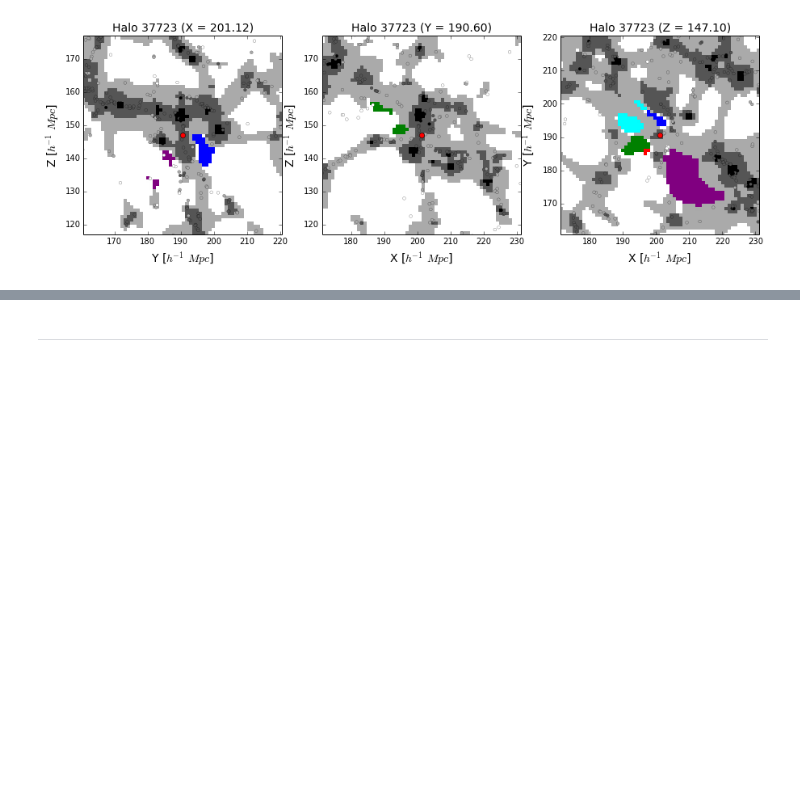
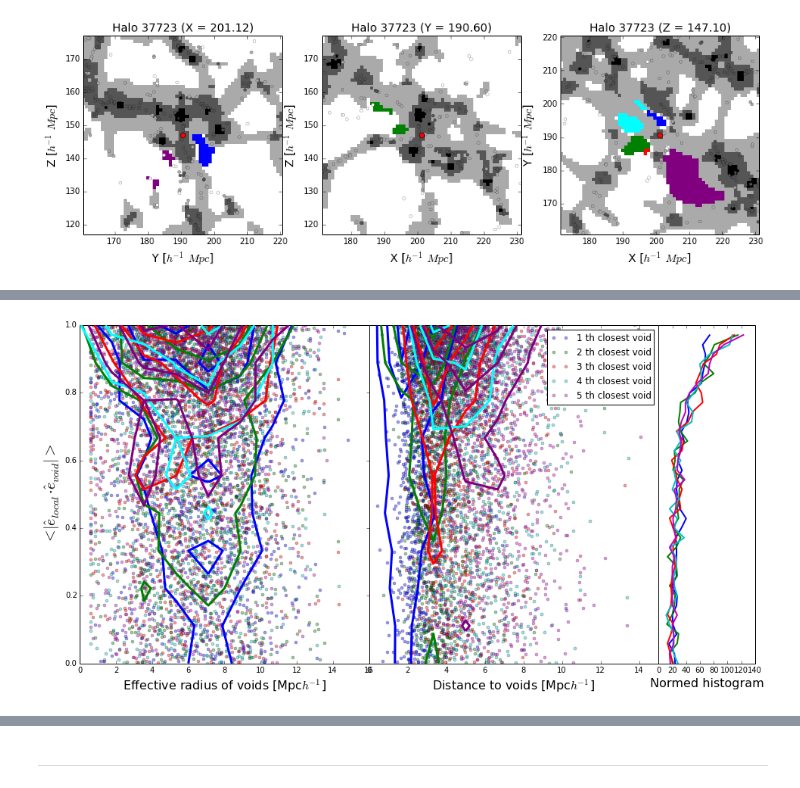
Before and after one commit to sbustamante/LGVoids, a Jupyter notebook: codes/notebook.ipynb, the cells around one changed output, grey strips where cells are left out. Saved outputs shown, nothing was run; the diff lists cells and outputs as text; code cells hidden in the pictures; blank space fills up the shorter version.

```diff
--- a/codes/notebook.ipynb
+++ b/codes/notebook.ipynb
@@ -797,0 +946,4 @@ halo_environment( halos, id_voids, halos_eigs, LG_index[9], dx=30, Nneigh=5 )
+# %%
+alignment( ip_eigvec1, 1, "ip", Nneigh=5, order="closest", contourn=3 )
+# %% [output]
+[figure, added]
```
Also changed, not shown: parts of 20 cells of this notebook, 4 other files.
